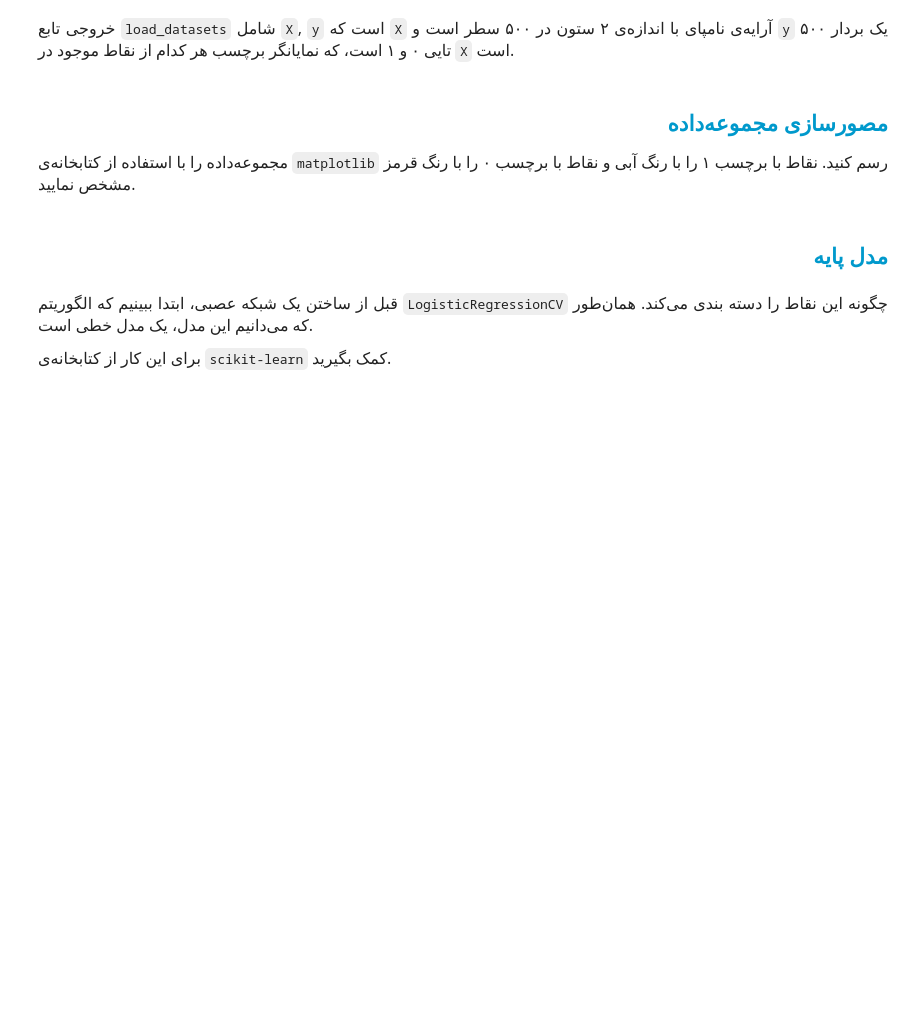
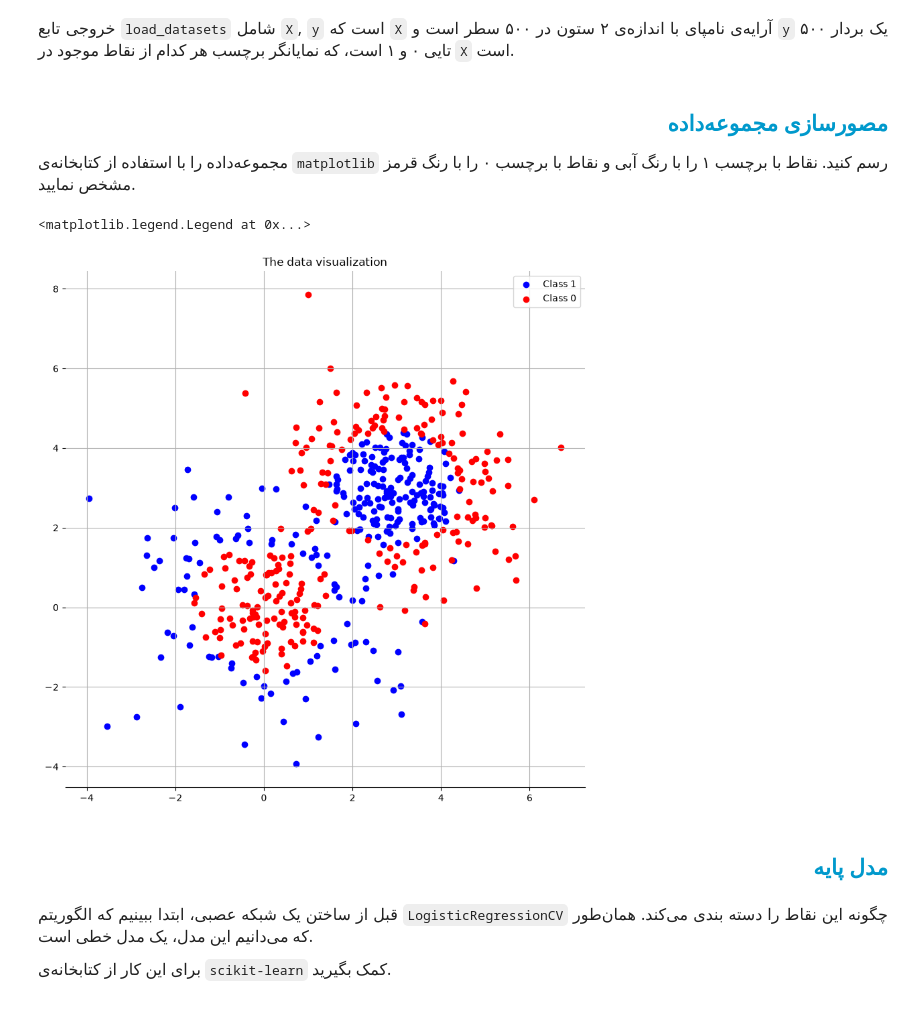
Before and after one commit to AmirrezaNasiri85/Artificial-Inteligance-Boot-Camp, a Jupyter notebook: DL/1_shallow_neural_network/1_shallow_neural_network.ipynb, the cells around one changed output. Saved outputs shown, nothing was run; the diff lists cells and outputs as text; code cells hidden in the pictures; blank space fills up the shorter version.

```diff
--- a/DL/1_shallow_neural_network/1_shallow_neural_network.ipynb
+++ b/DL/1_shallow_neural_network/1_shallow_neural_network.ipynb
@@ -68,3 +65,34 @@ X , y = load_datasets()
+# %%
+X , y = load_datasets()
+# TO-DO (Data Visualization)
+figure, axes = plt.subplots(figsize=(10, 10))
+
+# Ploting class one.
+label_class_one = (y == 1)
+axes.scatter(
+    X[label_class_one][:, 0],
+    X[label_class_one][:, 1],
+    color="blue",
+    label="Class 1"
+)
+label_class_zero = (y == 0)
+axes.scatter(
+    X[label_class_zero][:, 0],
+    X[label_class_zero][:, 1],
+    color="red",
+    label="Class 0"
+)
+axes.set_title("The data visualization")
+
+axes.spines["left"].set_visible(False)
+axes.spines["right"].set_visible(False)
+axes.spines["top"].set_visible(False)
+
+axes.grid()
+axes.legend()
+# %% [output]
+<matplotlib.legend.Legend at 0x...>
+[figure, added]
 # %% [markdown]
 <h2 dir=rtl align=right style="line-height:200%;font-family:vazir;color:#0099cc">
 <font face="vazir" color="#0099cc">
```
Also changed, not shown: parts of 22 cells of this notebook.
